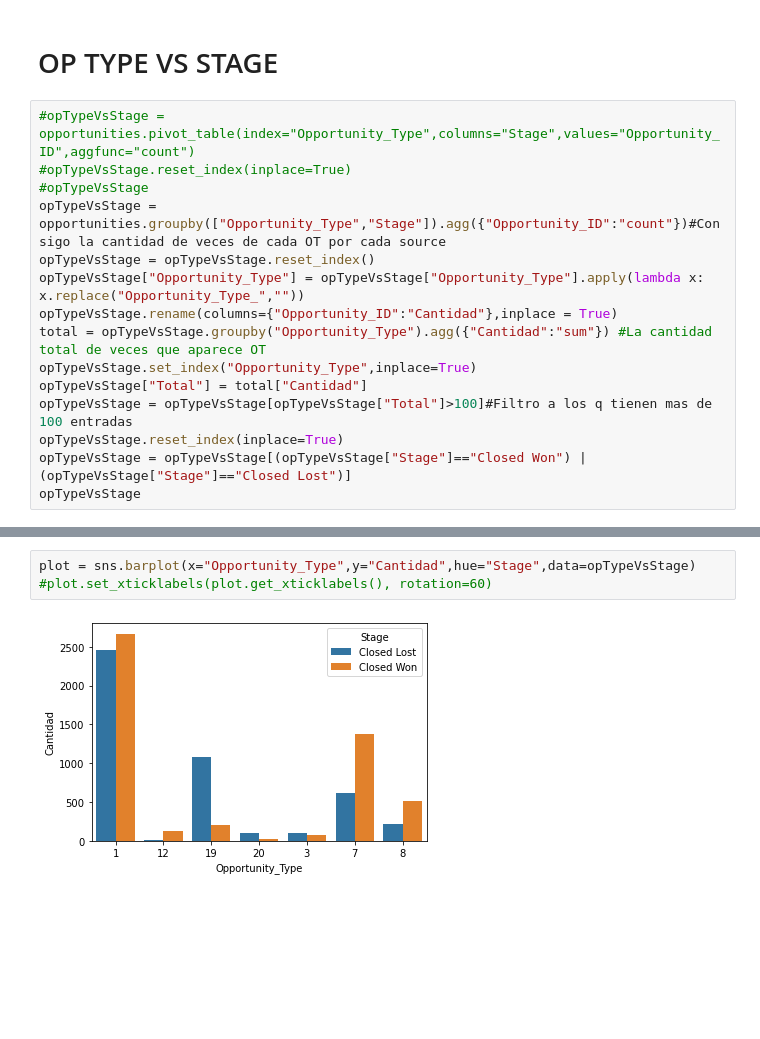
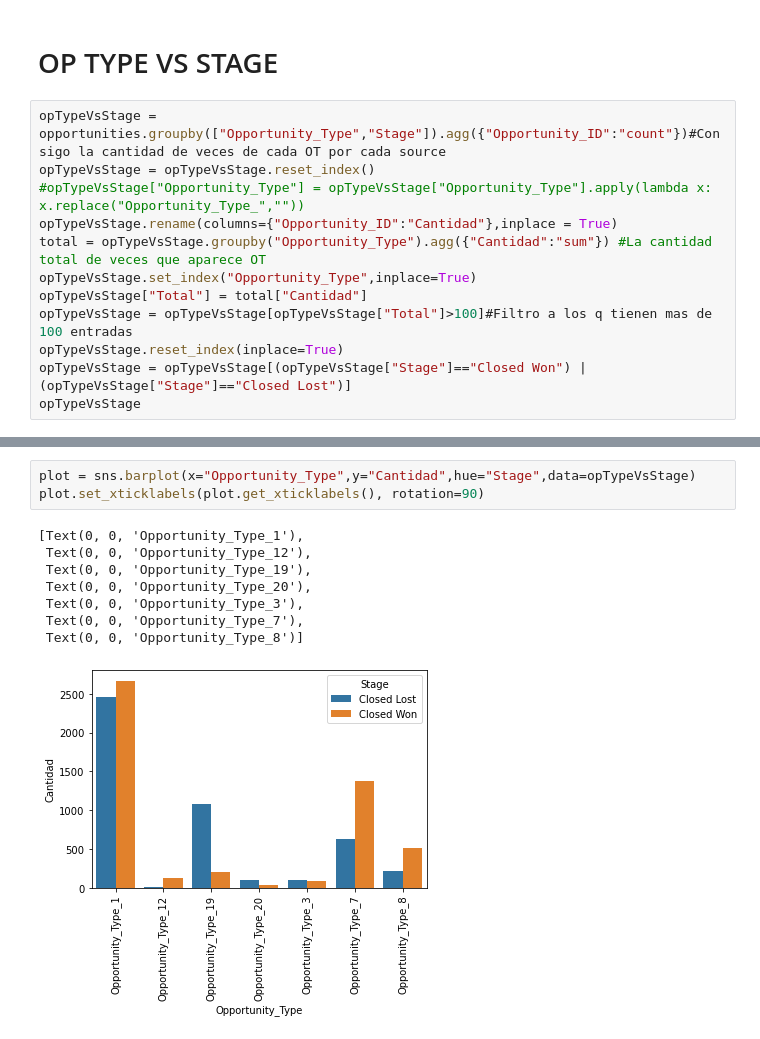
Before and after one commit to RiedelNicolas/75.06-2C2020-TP1, a Jupyter notebook: Op_Type Analysis.ipynb, the cells around one changed output, grey strips where cells are left out. Cells and saved outputs as stored; diff of their text form; blank space fills up the shorter version.

```diff
--- a/Op_Type Analysis.ipynb
+++ b/Op_Type Analysis.ipynb
@@ -40,12 +40,9 @@ plot.set_xticklabels(plot.get_xticklabels(), rotation=60)
 # %% [markdown]
 # OP TYPE VS STAGE
 # %%
-#opTypeVsStage = opportunities.pivot_table(index="Opportunity_Type",columns="Stage",values="Opportunity_ID",aggfunc="count")
-#opTypeVsStage.reset_index(inplace=True)
-#opTypeVsStage
 opTypeVsStage = opportunities.groupby(["Opportunity_Type","Stage"]).agg({"Opportunity_ID":"count"})#Consigo la cantidad de veces de cada OT por cada source
 opTypeVsStage = opTypeVsStage.reset_index()
-opTypeVsStage["Opportunity_Type"] = opTypeVsStage["Opportunity_Type"].apply(lambda x: x.replace("Opportunity_Type_",""))
+#opTypeVsStage["Opportunity_Type"] = opTypeVsStage["Opportunity_Type"].apply(lambda x: x.replace("Opportunity_Type_",""))
 opTypeVsStage.rename(columns={"Opportunity_ID":"Cantidad"},inplace = True)
 total = opTypeVsStage.groupby("Opportunity_Type").agg({"Cantidad":"sum"}) #La cantidad total de veces que aparece OT
 opTypeVsStage.set_index("Opportunity_Type",inplace=True)
@@ -73,5 +70,12 @@ opTypeVsStage
 # %%
 plot = sns.barplot(x="Opportunity_Type",y="Cantidad",hue="Stage",data=opTypeVsStage)
-#plot.set_xticklabels(plot.get_xticklabels(), rotation=60)
+plot.set_xticklabels(plot.get_xticklabels(), rotation=90)
 # %% [output]
+[Text(0, 0, 'Opportunity_Type_1'),
+ Text(0, 0, 'Opportunity_Type_12'),
+ Text(0, 0, 'Opportunity_Type_19'),
+ Text(0, 0, 'Opportunity_Type_20'),
+ Text(0, 0, 'Opportunity_Type_3'),
+ Text(0, 0, 'Opportunity_Type_7'),
+ Text(0, 0, 'Opportunity_Type_8')]
-[figure, old version]
+[figure, new version]
```
Also changed, not shown: parts of 4 cells of this notebook.
